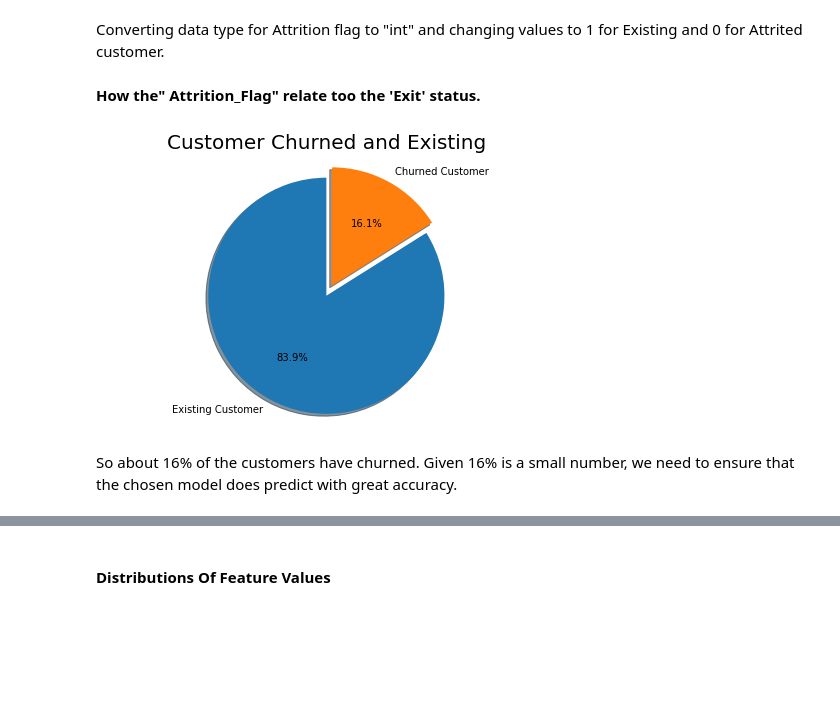
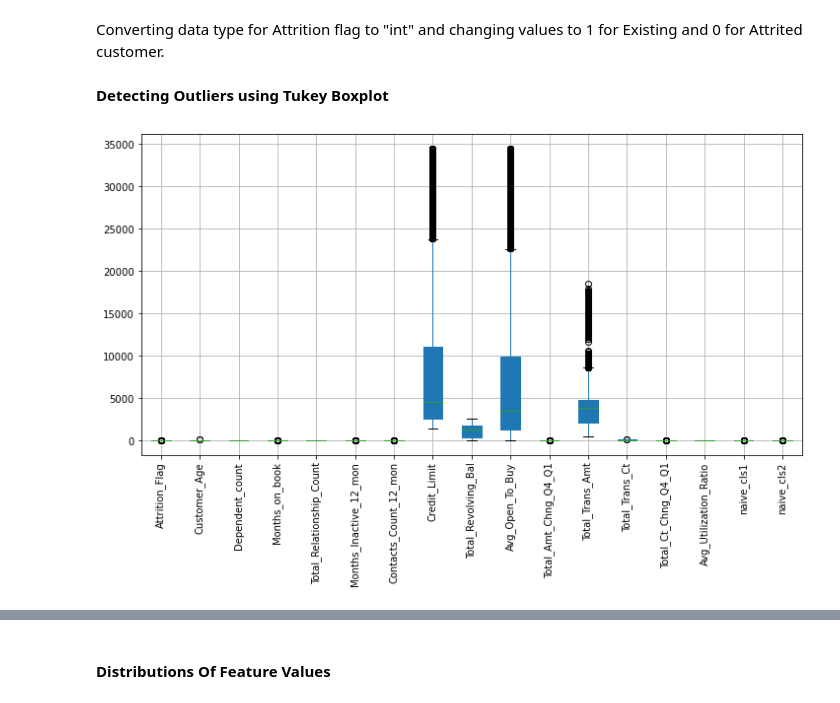
Before and after one commit to shaisid01/Data-Science, a Jupyter notebook: CapstoneProjects/Capstone 2/Notebooks/02_data_wrangling.ipynb, the cells around one changed output, grey strips where cells are left out. Saved outputs shown, nothing was run; the diff lists cells and outputs as text; code cells hidden in the pictures; blank space fills up the shorter version.

```diff
--- a/CapstoneProjects/Capstone 2/Notebooks/02_data_wrangling.ipynb
+++ b/CapstoneProjects/Capstone 2/Notebooks/02_data_wrangling.ipynb
@@ -397,0 +422,12 @@ A casual inspection by eye reveals following
+# %%
+col = ccattr_data['Income_Category']
+mode = col.mode()[0]
+ccattr_data.loc[ccattr_data['Income_Category'] == 'Unknown', 'Income_Category'] = mode
+
+col = ccattr_data['Education_Level']
+mode = col.mode()[0]
+ccattr_data.loc[ccattr_data['Education_Level'] == 'Unknown', 'Education_Level'] = mode
+
+col = ccattr_data['Marital_Status']
+mode = col.mode()[0]
+ccattr_data.loc[ccattr_data['Marital_Status'] == 'Unknown', 'Marital_Status'] = mode
@@ -427,20 +495,12 @@ Converting data type for Attrition flag to "int" and changing values to 1 for Ex
 ccattr_data.loc[ccattr_data['Attrition_Flag'] == 'Attrited Customer', 'Attrition_Flag'] = 0
 ccattr_data.loc[ccattr_data['Attrition_Flag'] == 'Existing Customer', 'Attrition_Flag'] = 1
 ccattr_data['Attrition_Flag'] = ccattr_data['Attrition_Flag'].astype(int)
-# %% [markdown]
-**How the" Attrition_Flag" relate too the 'Exit' status.**
-# %%
-labels = 'Existing Customer', 'Churned Customer'
-sizes = [ccattr_data.Attrition_Flag[ccattr_data['Attrition_Flag']==1].count(),
-         ccattr_data.Attrition_Flag[ccattr_data['Attrition_Flag']==0].count()]
-explode = (0, 0.1)
-fig1, ax1 = plt.subplots(figsize=(8, 5))
-ax1.pie(sizes, explode=explode, labels=labels, autopct='%1.1f%%',
-        shadow=True, startangle=90)
-ax1.axis('equal')
-plt.title("Customer Churned and Existing", size = 20)
-plt.show()
-# %% [output]
-[figure, removed]
-# %% [markdown]
-So about 16% of the customers have churned. Given 16% is a small number, we need to ensure that the chosen model does predict with great accuracy.
+# %% [markdown]
+**Detecting Outliers using Tukey Boxplot**
+# %%
+plt.figure(figsize=(12,6))
+bplot = ccattr_data.boxplot(patch_artist=True)
+plt.xticks(rotation=90)
+plt.show()
+# %% [output]
+[figure, added]
```
Also changed, not shown: parts of 24 cells of this notebook.
